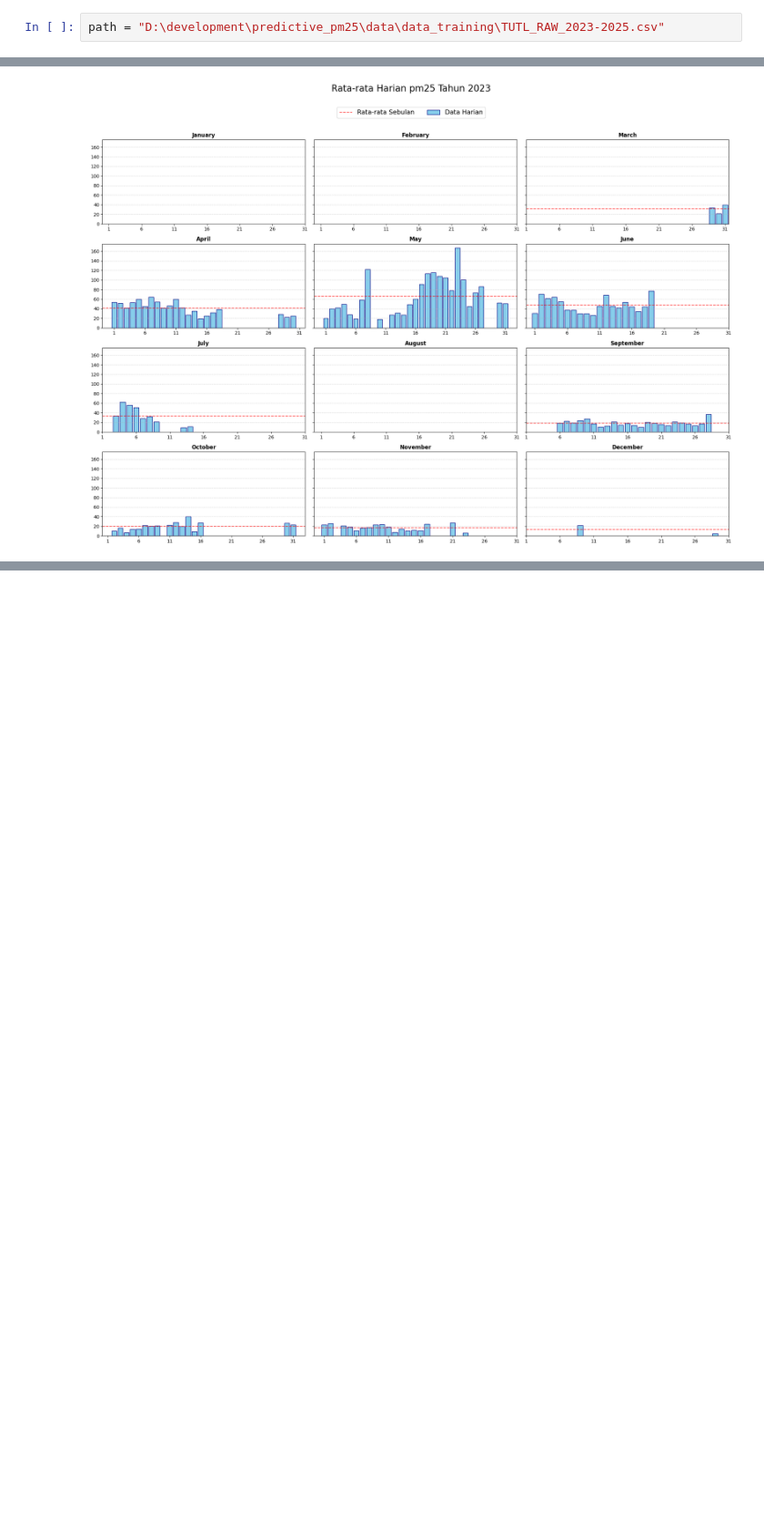
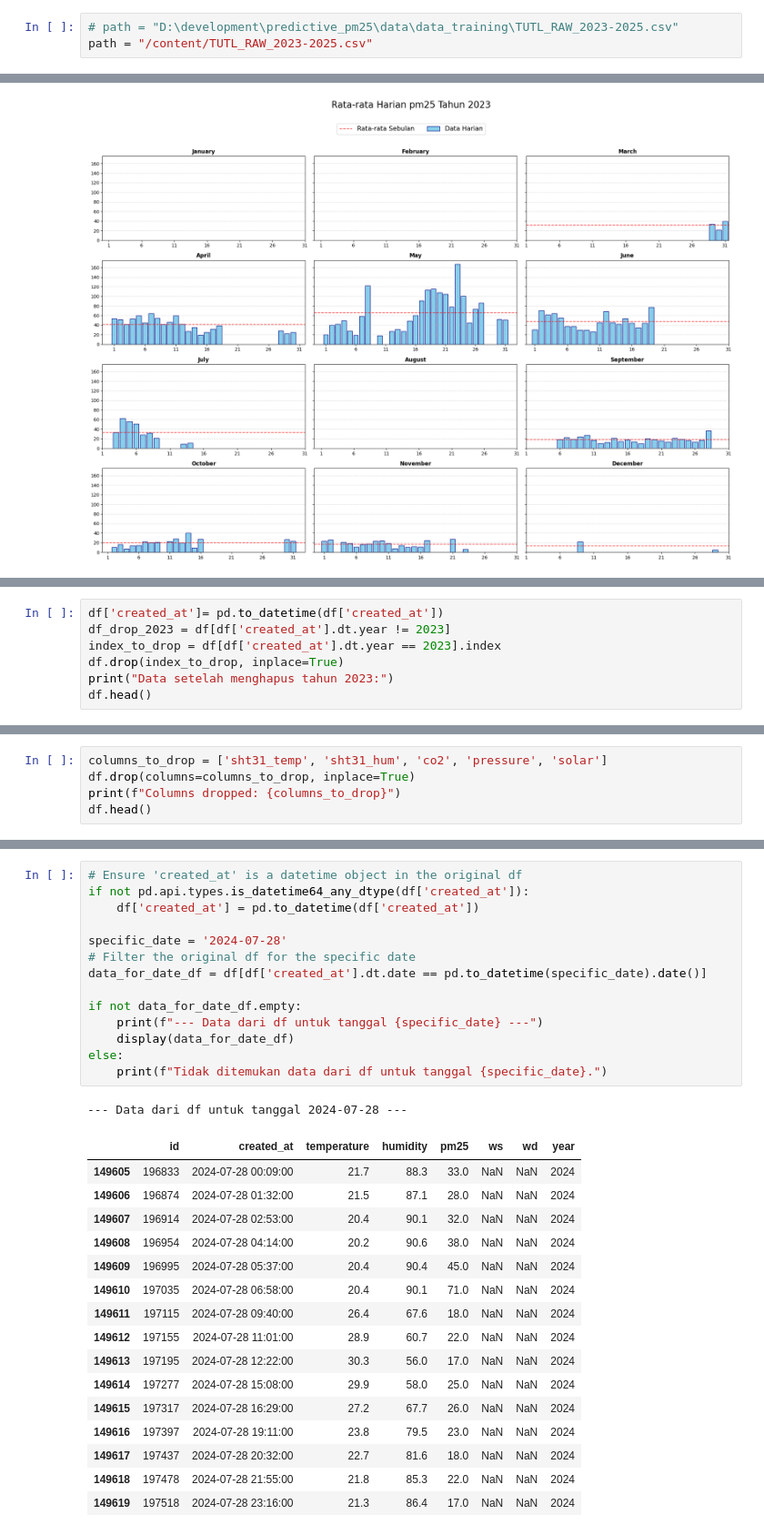
Before and after one commit to Junaidirah/predictive_pm25, a Jupyter notebook: notebook/eda_tult.ipynb, the cells around one changed output, grey strips where cells are left out. Shown at 91% size. Cells and saved outputs as stored; diff of their text form; blank space fills up the shorter version.

Commit message:
exploring missing data

```diff
--- a/notebook/eda_tult.ipynb
+++ b/notebook/eda_tult.ipynb
@@ -18,6 +20,7 @@ import calendar
 # # XGBoost cek build info
 # print(f"\n3. XGBoost Version: {xgb.__version__}")
 # %%
-path = "D:\development\predictive_pm25\data\data_training\TUTL_RAW_2023-2025.csv"
+# path = "D:\development\predictive_pm25\data\data_training\TUTL_RAW_2023-2025.csv"
+path = "/content/TUTL_RAW_2023-2025.csv"
 # %%
 df = pd.read_csv(path)
@@ -168,0 +172,7 @@ plt.show()
+# %%
+df['created_at']= pd.to_datetime(df['created_at'])
+df_drop_2023 = df[df['created_at'].dt.year != 2023]
+index_to_drop = df[df['created_at'].dt.year == 2023].index
+df.drop(index_to_drop, inplace=True)
+print("Data setelah menghapus tahun 2023:")
+df.head()
@@ -168,0 +189,5 @@ plt.show()
+# %%
+columns_to_drop = ['sht31_temp', 'sht31_hum', 'co2', 'pressure', 'solar']
+df.drop(columns=columns_to_drop, inplace=True)
+print(f"Columns dropped: {columns_to_drop}")
+df.head()
@@ -168,0 +293,32 @@ plt.show()
+# %%
+# Ensure 'created_at' is a datetime object in the original df
+if not pd.api.types.is_datetime64_any_dtype(df['created_at']):
+    df['created_at'] = pd.to_datetime(df['created_at'])
+
+specific_date = '2024-07-28'
+# Filter the original df for the specific date
+data_for_date_df = df[df['created_at'].dt.date == pd.to_datetime(specific_date).date()]
+
+if not data_for_date_df.empty:
+    print(f"--- Data dari df untuk tanggal {specific_date} ---")
+    display(data_for_date_df)
+else:
+    print(f"Tidak ditemukan data dari df untuk tanggal {specific_date}.")
+# %% [output]
+--- Data dari df untuk tanggal 2024-07-28 ---
+|  | id | created_at | temperature | humidity | pm25 | ws | wd | year |
+| 149605 | 196833 | 2024-07-28 00:09:00 | 21.7 | 88.3 | 33.0 | NaN | NaN | 2024 |
+| 149606 | 196874 | 2024-07-28 01:32:00 | 21.5 | 87.1 | 28.0 | NaN | NaN | 2024 |
+| 149607 | 196914 | 2024-07-28 02:53:00 | 20.4 | 90.1 | 32.0 | NaN | NaN | 2024 |
+| 149608 | 196954 | 2024-07-28 04:14:00 | 20.2 | 90.6 | 38.0 | NaN | NaN | 2024 |
+| 149609 | 196995 | 2024-07-28 05:37:00 | 20.4 | 90.4 | 45.0 | NaN | NaN | 2024 |
+| 149610 | 197035 | 2024-07-28 06:58:00 | 20.4 | 90.1 | 71.0 | NaN | NaN | 2024 |
+| 149611 | 197115 | 2024-07-28 09:40:00 | 26.4 | 67.6 | 18.0 | NaN | NaN | 2024 |
+| 149612 | 197155 | 2024-07-28 11:01:00 | 28.9 | 60.7 | 22.0 | NaN | NaN | 2024 |
+| 149613 | 197195 | 2024-07-28 12:22:00 | 30.3 | 56.0 | 17.0 | NaN | NaN | 2024 |
+| 149614 | 197277 | 2024-07-28 15:08:00 | 29.9 | 58.0 | 25.0 | NaN | NaN | 2024 |
+| 149615 | 197317 | 2024-07-28 16:29:00 | 27.2 | 67.7 | 26.0 | NaN | NaN | 2024 |
+| 149616 | 197397 | 2024-07-28 19:11:00 | 23.8 | 79.5 | 23.0 | NaN | NaN | 2024 |
+| 149617 | 197437 | 2024-07-28 20:32:00 | 22.7 | 81.6 | 18.0 | NaN | NaN | 2024 |
+| 149618 | 197478 | 2024-07-28 21:55:00 | 21.8 | 85.3 | 22.0 | NaN | NaN | 2024 |
+| 149619 | 197518 | 2024-07-28 23:16:00 | 21.3 | 86.4 | 17.0 | NaN | NaN | 2024 |
```
Also changed, not shown: parts of 15 cells of this notebook.
